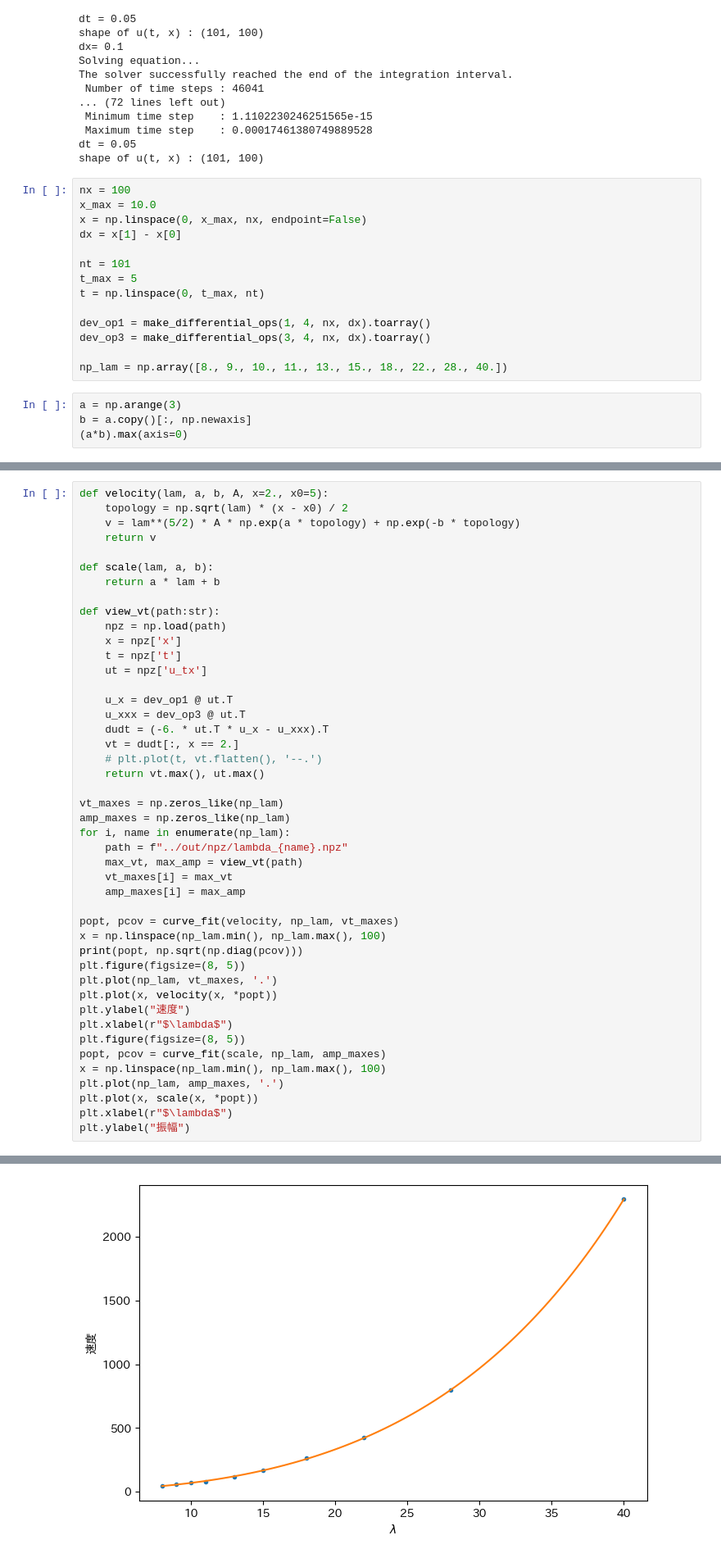
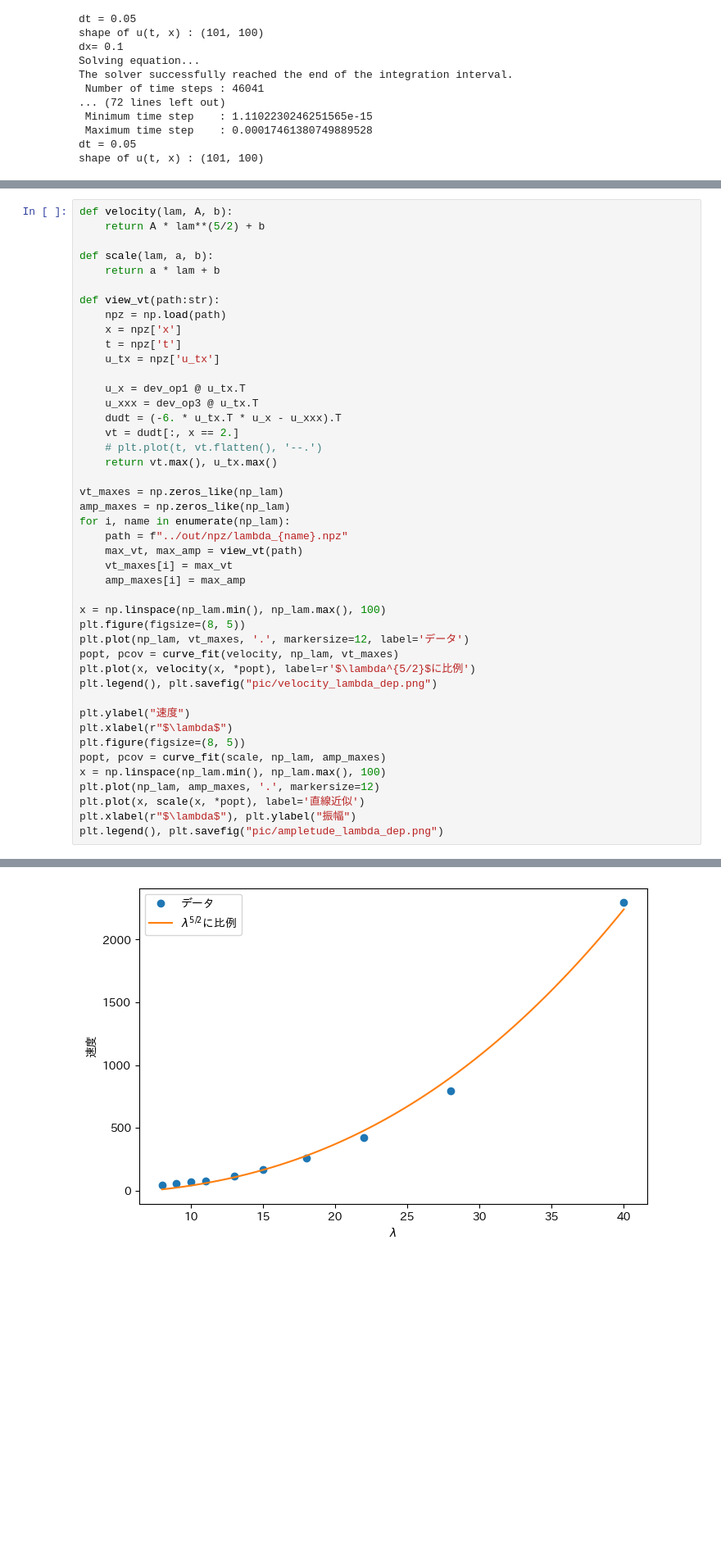
Before and after one commit to eri61/computer_physics, a Jupyter notebook: submit/report2/code/report2_pr1.ipynb, the cells around one changed output, grey strips where cells are left out. Shown at 82% size. Saved outputs shown, nothing was run; the diff lists cells and outputs as text; blank space fills up the shorter version.

```diff
--- a/submit/report2/code/report2_pr1.ipynb
+++ b/submit/report2/code/report2_pr1.ipynb
@@ -108,21 +173,3 @@ The solver successfully reached the end of the integration interval.
  Maximum time step    : 0.00017461380749889528
 dt = 0.05
 shape of u(t, x) : (101, 100)
-# %%
-nx = 100
-x_max = 10.0
-x = np.linspace(0, x_max, nx, endpoint=False)
-dx = x[1] - x[0]
-
-nt = 101
-t_max = 5
-t = np.linspace(0, t_max, nt)
-
-dev_op1 = make_differential_ops(1, 4, nx, dx).toarray()
-dev_op3 = make_differential_ops(3, 4, nx, dx).toarray()
-
-np_lam = np.array([8., 9., 10., 11., 13., 15., 18., 22., 28., 40.])
-# %%
-a = np.arange(3)
-b = a.copy()[:, np.newaxis]
-(a*b).max(axis=0)
@@ -131,8 +178,6 @@ array([0, 2, 4])
 # %%
-def velocity(lam, a, b, A, x=2., x0=5):
-    topology = np.sqrt(lam) * (x - x0) / 2
-    v = lam**(5/2) * A * np.exp(a * topology) + np.exp(-b * topology)
-    return v
+def velocity(lam, A, b):
+    return A * lam**(5/2) + b
 
 def scale(lam, a, b):
     return a * lam + b
@@ -141,14 +186,14 @@ def view_vt(path:str):
     npz = np.load(path)
     x = npz['x']
     t = npz['t']
-    ut = npz['u_tx']
+    u_tx = npz['u_tx']
 
-    u_x = dev_op1 @ ut.T
-    u_xxx = dev_op3 @ ut.T
-    dudt = (-6. * ut.T * u_x - u_xxx).T
+    u_x = dev_op1 @ u_tx.T
+    u_xxx = dev_op3 @ u_tx.T
+    dudt = (-6. * u_tx.T * u_x - u_xxx).T
     vt = dudt[:, x == 2.]
     # plt.plot(t, vt.flatten(), '--.')
-    return vt.max(), ut.max()
+    return vt.max(), u_tx.max()
 
 vt_maxes = np.zeros_like(np_lam)
 amp_maxes = np.zeros_like(np_lam)
@@ -158,19 +203,20 @@ for i, name in enumerate(np_lam):
     vt_maxes[i] = max_vt
     amp_maxes[i] = max_amp
 
+x = np.linspace(np_lam.min(), np_lam.max(), 100)
+plt.figure(figsize=(8, 5))
+plt.plot(np_lam, vt_maxes, '.', markersize=12, label='データ')
 popt, pcov = curve_fit(velocity, np_lam, vt_maxes)
-x = np.linspace(np_lam.min(), np_lam.max(), 100)
-print(popt, np.sqrt(np.diag(pcov)))
-plt.figure(figsize=(8, 5))
-plt.plot(np_lam, vt_maxes, '.')
-plt.plot(x, velocity(x, *popt))
+plt.plot(x, velocity(x, *popt), label=r'$\lambda^{5/2}$に比例')
+plt.legend(), plt.savefig("pic/velocity_lambda_dep.png")
+
 plt.ylabel("速度")
 plt.xlabel(r"$\lambda$")
 plt.figure(figsize=(8, 5))
 popt, pcov = curve_fit(scale, np_lam, amp_maxes)
 x = np.linspace(np_lam.min(), np_lam.max(), 100)
-plt.plot(np_lam, amp_maxes, '.')
-plt.plot(x, scale(x, *popt))
-plt.xlabel(r"$\lambda$")
-plt.ylabel("振幅")
+plt.plot(np_lam, amp_maxes, '.', markersize=12)
+plt.plot(x, scale(x, *popt), label='直線近似')
+plt.xlabel(r"$\lambda$"), plt.ylabel("振幅")
+plt.legend(), plt.savefig("pic/ampletude_lambda_dep.png")
 # %% [output]
@@ -180 +224 @@ Text(0, 0.5, '振幅')
-[figure, old version]
+[figure, new version]
```
Also changed, not shown: parts of 15 cells of this notebook, 1 other file.
